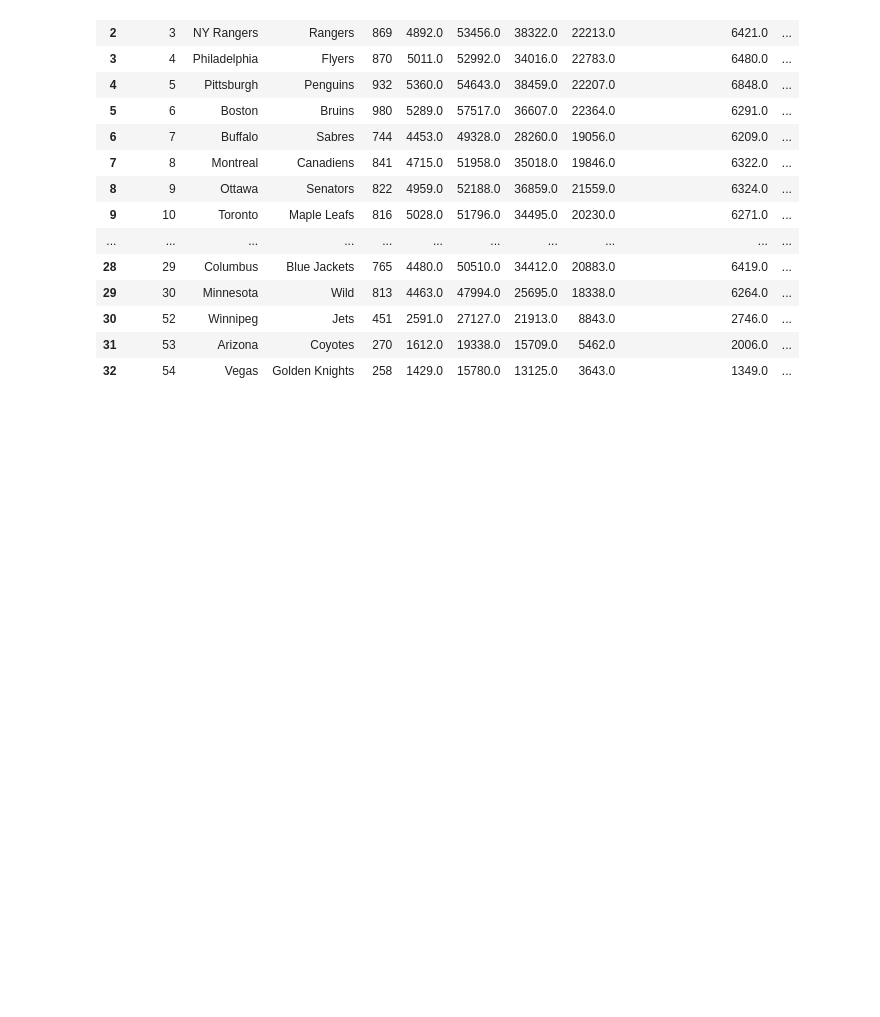
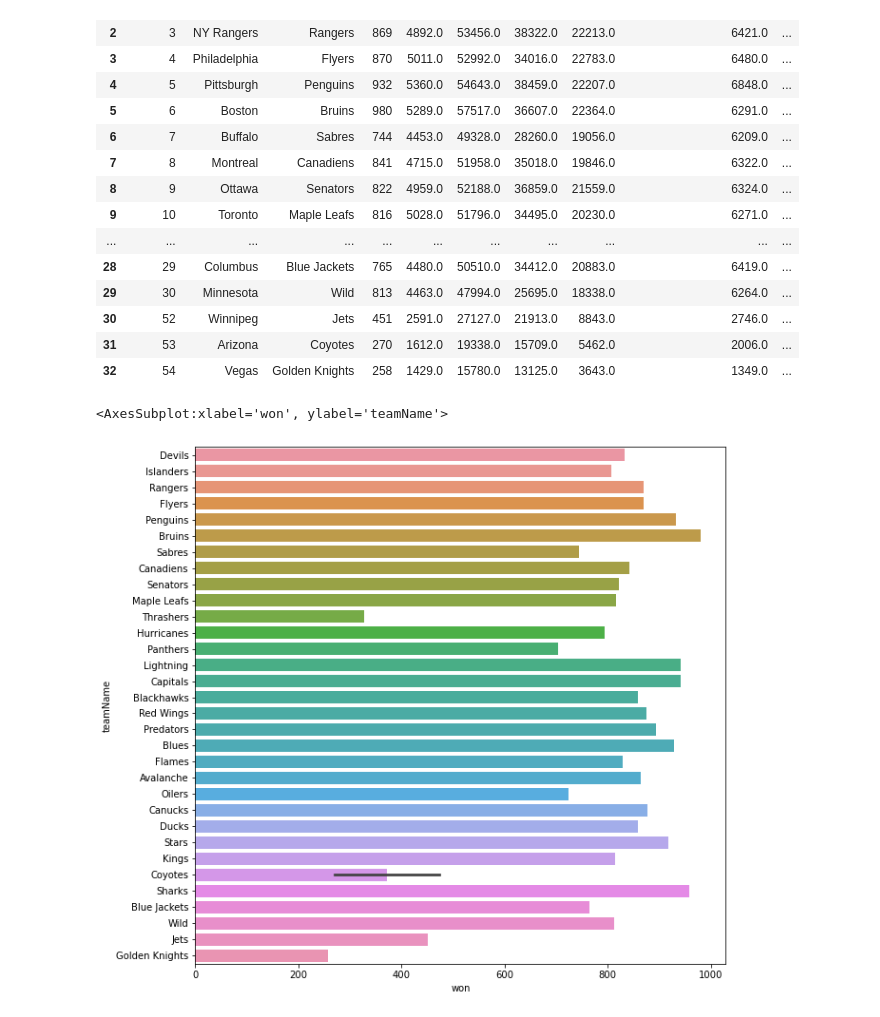
Before and after one commit to data301-2021-summer2/project-group39-project, a Jupyter notebook: analysis/Keatin/Milestone1.ipynb, the cells around one changed output. Saved outputs shown, nothing was run; the diff lists cells and outputs as text; code cells hidden in the pictures; blank space fills up the shorter version.

Commit message:
Worked on coaches data, and started a little eda

```diff
--- a/analysis/Keatin/Milestone1.ipynb
+++ b/analysis/Keatin/Milestone1.ipynb
@@ -210,7 +210,8 @@ ValueError: Indexes have overlapping values: Int64Index([ 0,  1,  2,  3,  4,  5,
 # %%
 ## pd.concat([Reduced_Team_Info,grouped_Reduced_Team_stats],ignore_index=True)
 ##pd.concat([Reduced_Team_Info,grouped_Reduced_Team_stats],axis=1).reindex(Reduced_Team_Info.index)
-pd.concat([Reduced_Team_Info,grouped_Reduced_Team_stats],axis=1).reindex(Reduced_Team_Info.index)
+q = pd.concat([Reduced_Team_Info,grouped_Reduced_Team_stats],axis=1).reindex(Reduced_Team_Info.index)
+q
 # %% [output]
 |  | team_id | shortName | teamName | won | goals | shots | hits | pim | powerPlayOpportunities | ... |
 | 0 | 1 | New Jersey | Devils | 833 | 4374.0 | 49450.0 | 28620.0 | 17873.0 | 5864.0 | ... |
@@ -229,3 +230,9 @@ pd.concat([Reduced_Team_Info,grouped_Reduced_Team_stats],axis=1).reindex(Reduced
 | 30 | 52 | Winnipeg | Jets | 451 | 2591.0 | 27127.0 | 21913.0 | 8843.0 | 2746.0 | ... |
 | 31 | 53 | Arizona | Coyotes | 270 | 1612.0 | 19338.0 | 15709.0 | 5462.0 | 2006.0 | ... |
 | 32 | 54 | Vegas | Golden Knights | 258 | 1429.0 | 15780.0 | 13125.0 | 3643.0 | 1349.0 | ... |
+# %%
+fig, ax = plt.subplots(figsize=(10,10))
+sns.barplot(x='won',y='teamName',data=q)
+# %% [output]
+<AxesSubplot:xlabel='won', ylabel='teamName'>
+[figure, added]
```
Also changed, not shown: 1 other file.
